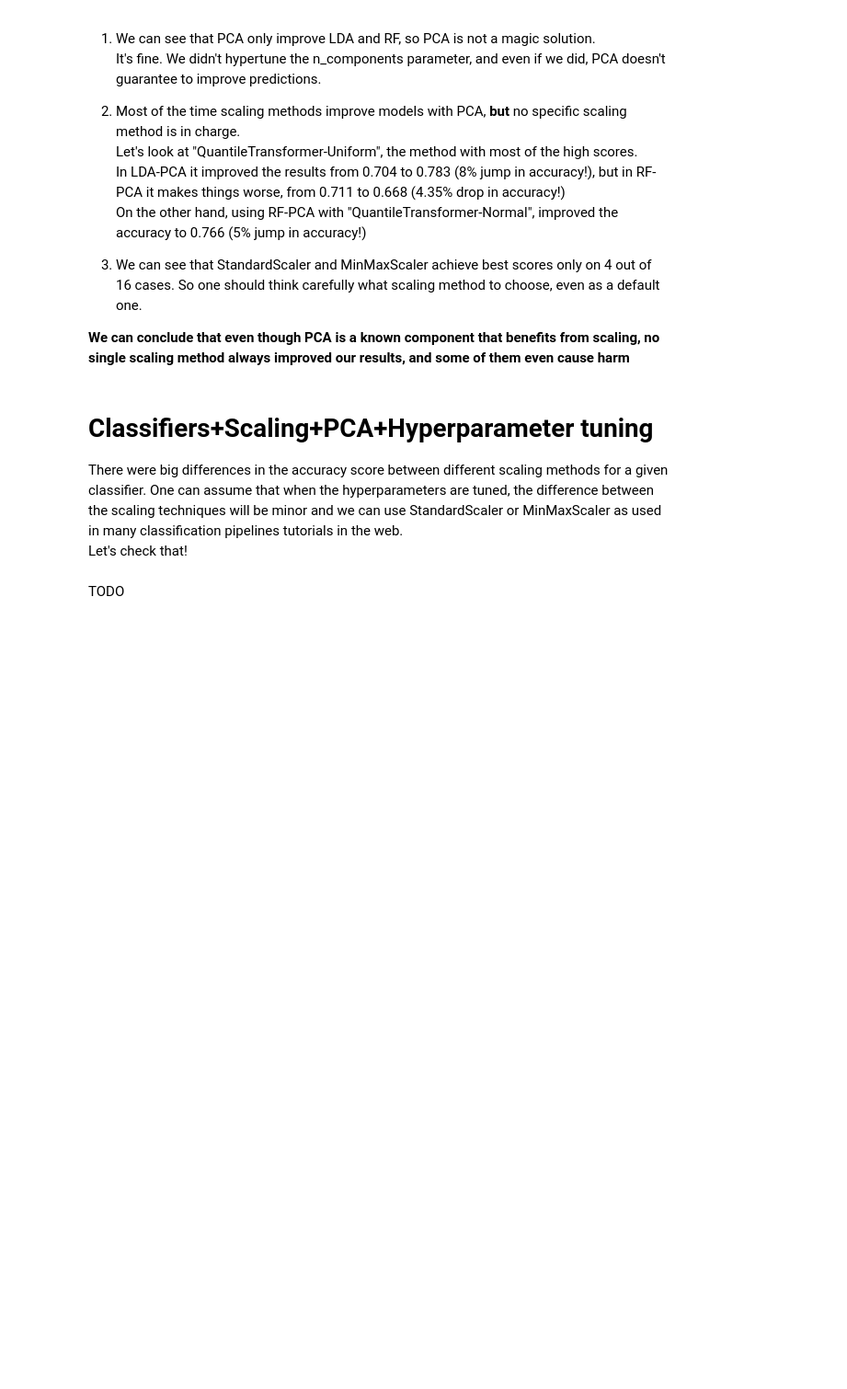
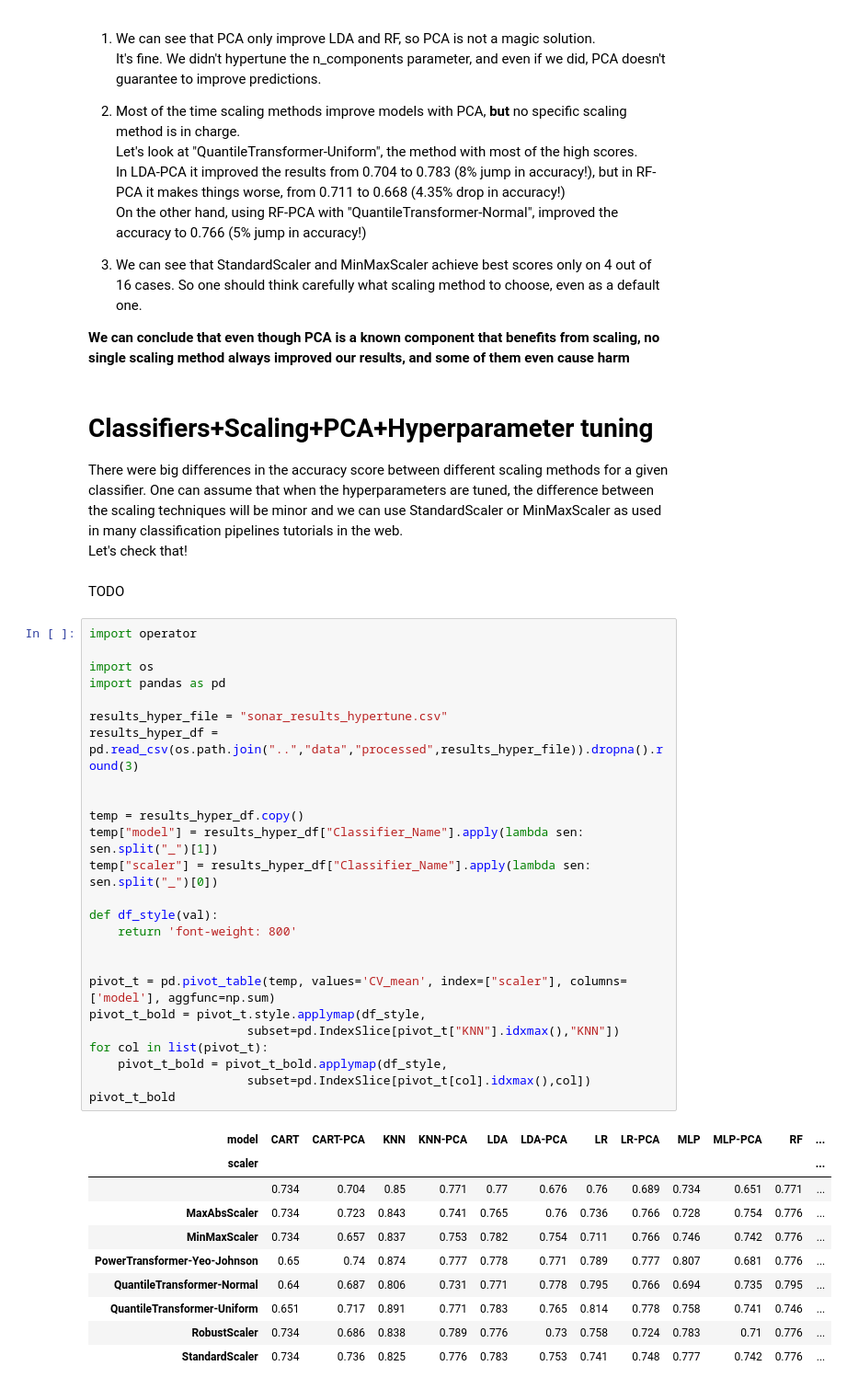
Before and after one commit to shaygeller/Normalization_vs_Standardization, a Jupyter notebook: notebooks/Story line - Normalization vs Standardization.ipynb, the cells around one changed output. Shown: that part at 92% size. Saved outputs shown, nothing was run; the diff lists cells and outputs as text; blank space fills up the shorter version.

```diff
--- a/notebooks/Story line - Normalization vs Standardization.ipynb
+++ b/notebooks/Story line - Normalization vs Standardization.ipynb
@@ -248,3 +310,39 @@ There were big differences in the accuracy score between different scaling metho
 Let's check that!
 # %% [markdown]
 TODO
+# %%
+import operator
+
+import os
+import pandas as pd
+
+results_hyper_file = "sonar_results_hypertune.csv"
+results_hyper_df = pd.read_csv(os.path.join("..","data","processed",results_hyper_file)).dropna().round(3)
+
+
+temp = results_hyper_df.copy()
+temp["model"] = results_hyper_df["Classifier_Name"].apply(lambda sen: sen.split("_")[1])
+temp["scaler"] = results_hyper_df["Classifier_Name"].apply(lambda sen: sen.split("_")[0])
+
+def df_style(val):
+    return 'font-weight: 800'
+
+
+pivot_t = pd.pivot_table(temp, values='CV_mean', index=["scaler"], columns=['model'], aggfunc=np.sum)
+pivot_t_bold = pivot_t.style.applymap(df_style,
+                      subset=pd.IndexSlice[pivot_t["KNN"].idxmax(),"KNN"])
+for col in list(pivot_t):
+    pivot_t_bold = pivot_t_bold.applymap(df_style,
+                      subset=pd.IndexSlice[pivot_t[col].idxmax(),col])
+pivot_t_bold
+# %% [output]
+| model | CART | CART-PCA | KNN | KNN-PCA | LDA | LDA-PCA | LR | LR-PCA | MLP | MLP-PCA | RF | ... |
+| scaler |  |  |  |  |  |  |  |  |  |  |  | ... |
+|  | 0.734 | 0.704 | 0.85 | 0.771 | 0.77 | 0.676 | 0.76 | 0.689 | 0.734 | 0.651 | 0.771 | ... |
+| MaxAbsScaler | 0.734 | 0.723 | 0.843 | 0.741 | 0.765 | 0.76 | 0.736 | 0.766 | 0.728 | 0.754 | 0.776 | ... |
+| MinMaxScaler | 0.734 | 0.657 | 0.837 | 0.753 | 0.782 | 0.754 | 0.711 | 0.766 | 0.746 | 0.742 | 0.776 | ... |
+| PowerTransformer-Yeo-Johnson | 0.65 | 0.74 | 0.874 | 0.777 | 0.778 | 0.771 | 0.789 | 0.777 | 0.807 | 0.681 | 0.776 | ... |
+| QuantileTransformer-Normal | 0.64 | 0.687 | 0.806 | 0.731 | 0.771 | 0.778 | 0.795 | 0.766 | 0.694 | 0.735 | 0.795 | ... |
+| QuantileTransformer-Uniform | 0.651 | 0.717 | 0.891 | 0.771 | 0.783 | 0.765 | 0.814 | 0.778 | 0.758 | 0.741 | 0.746 | ... |
+| RobustScaler | 0.734 | 0.686 | 0.838 | 0.789 | 0.776 | 0.73 | 0.758 | 0.724 | 0.783 | 0.71 | 0.776 | ... |
+| StandardScaler | 0.734 | 0.736 | 0.825 | 0.776 | 0.783 | 0.753 | 0.741 | 0.748 | 0.777 | 0.742 | 0.776 | ... |
```
Also changed, not shown: parts of 7 cells of this notebook, 24 other files.
